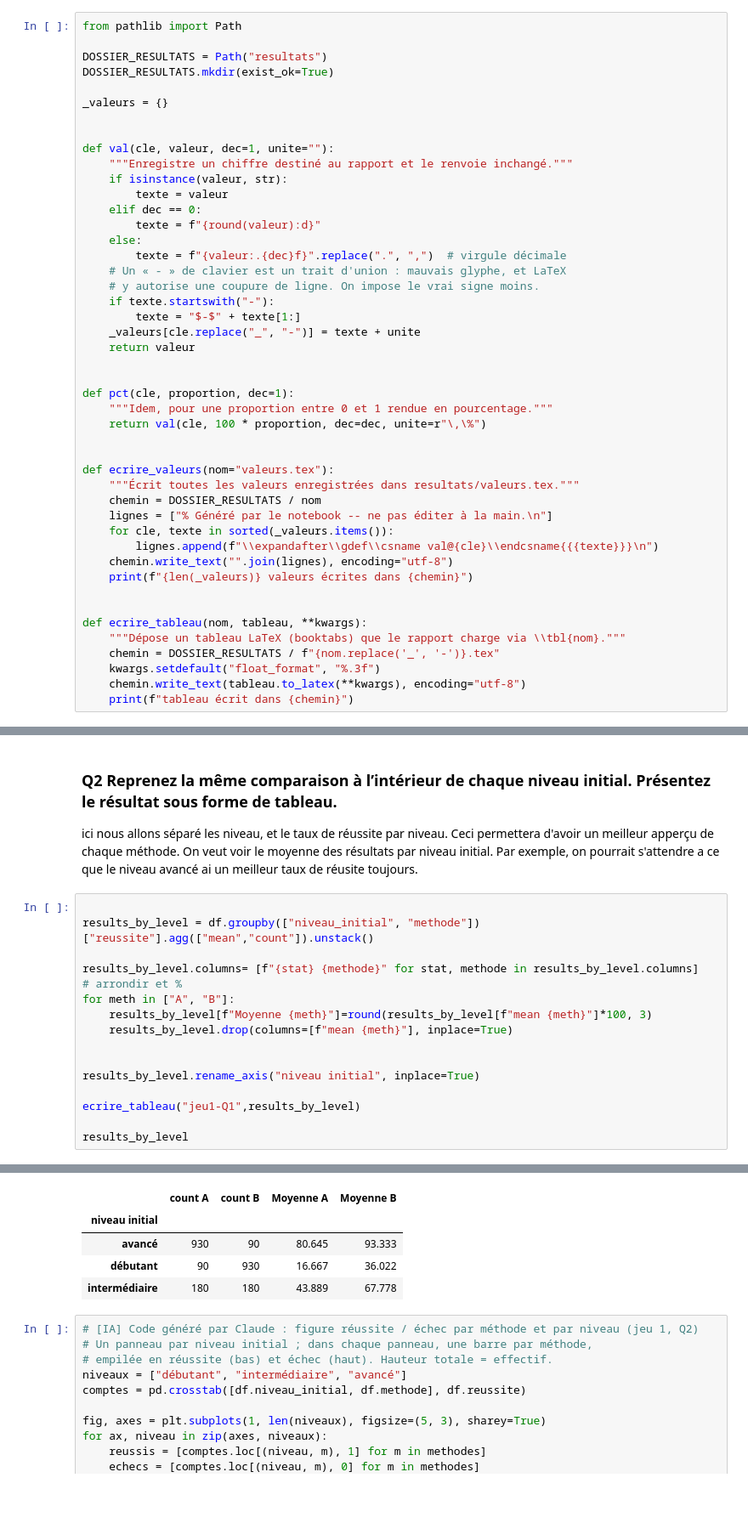
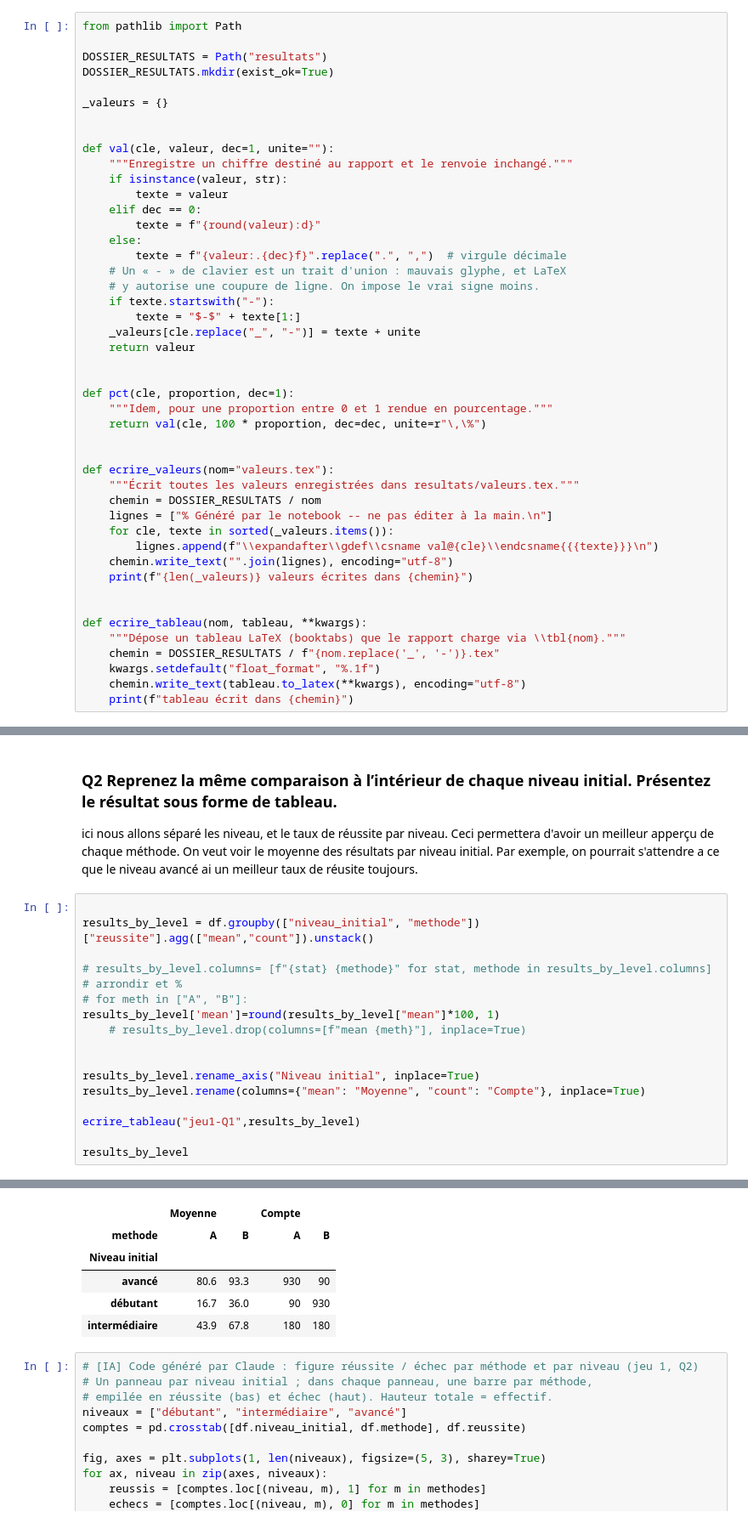
Before and after one commit to Dandalex/Devoir1ConceptStat, a Jupyter notebook: Dandrea_Devoir_I.ipynb, the cells around one changed output, grey strips where cells are left out. Shown at 85% size. Drawn from its saved outputs; the diff is of its cells as text; blank space fills up the shorter version.

```diff
--- a/Dandrea_Devoir_I.ipynb
+++ b/Dandrea_Devoir_I.ipynb
@@ -75,7 +75,7 @@ def ecrire_valeurs(nom="valeurs.tex"):
 def ecrire_tableau(nom, tableau, **kwargs):
     """Dépose un tableau LaTeX (booktabs) que le rapport charge via \\tbl{nom}."""
     chemin = DOSSIER_RESULTATS / f"{nom.replace('_', '-')}.tex"
-    kwargs.setdefault("float_format", "%.3f")
+    kwargs.setdefault("float_format", "%.1f")
     chemin.write_text(tableau.to_latex(**kwargs), encoding="utf-8")
     print(f"tableau écrit dans {chemin}")
 # %% [markdown]
@@ -163,26 +163,28 @@ Par exemple, on pourrait s'attendre a ce que le niveau avancé ai un meilleur ta
 # %%
 
 results_by_level = df.groupby(["niveau_initial", "methode"])["reussite"].agg(["mean","count"]).unstack()
 
-results_by_level.columns= [f"{stat} {methode}" for stat, methode in results_by_level.columns]
+# results_by_level.columns= [f"{stat} {methode}" for stat, methode in results_by_level.columns]
 # arrondir et %
-for meth in ["A", "B"]:
-    results_by_level[f"Moyenne {meth}"]=round(results_by_level[f"mean {meth}"]*100, 3)
-    results_by_level.drop(columns=[f"mean {meth}"], inplace=True)
+# for meth in ["A", "B"]:
+results_by_level['mean']=round(results_by_level["mean"]*100, 1)
+    # results_by_level.drop(columns=[f"mean {meth}"], inplace=True)
 
 
-results_by_level.rename_axis("niveau initial", inplace=True)
+results_by_level.rename_axis("Niveau initial", inplace=True)
+results_by_level.rename(columns={"mean": "Moyenne", "count": "Compte"}, inplace=True)
 
 ecrire_tableau("jeu1-Q1",results_by_level)
 
 results_by_level
 # %% [output]
 tableau écrit dans resultats/jeu1-Q1.tex
-|  | count A | count B | Moyenne A | Moyenne B |
-| niveau initial |  |  |  |  |
-| avancé | 930 | 90 | 80.645 | 93.333 |
-| débutant | 90 | 930 | 16.667 | 36.022 |
-| intermédiaire | 180 | 180 | 43.889 | 67.778 |
+|  | Moyenne |  | Compte |  |
+| methode | A | B | A | B |
+| Niveau initial |  |  |  |  |
+| avancé | 80.6 | 93.3 | 930 | 90 |
+| débutant | 16.7 | 36.0 | 90 | 930 |
+| intermédiaire | 43.9 | 67.8 | 180 | 180 |
 # %%
 # [IA] Code généré par Claude : figure réussite / échec par méthode et par niveau (jeu 1, Q2)
 # Un panneau par niveau initial ; dans chaque panneau, une barre par méthode,
```
Also changed, not shown: 2 other files.
